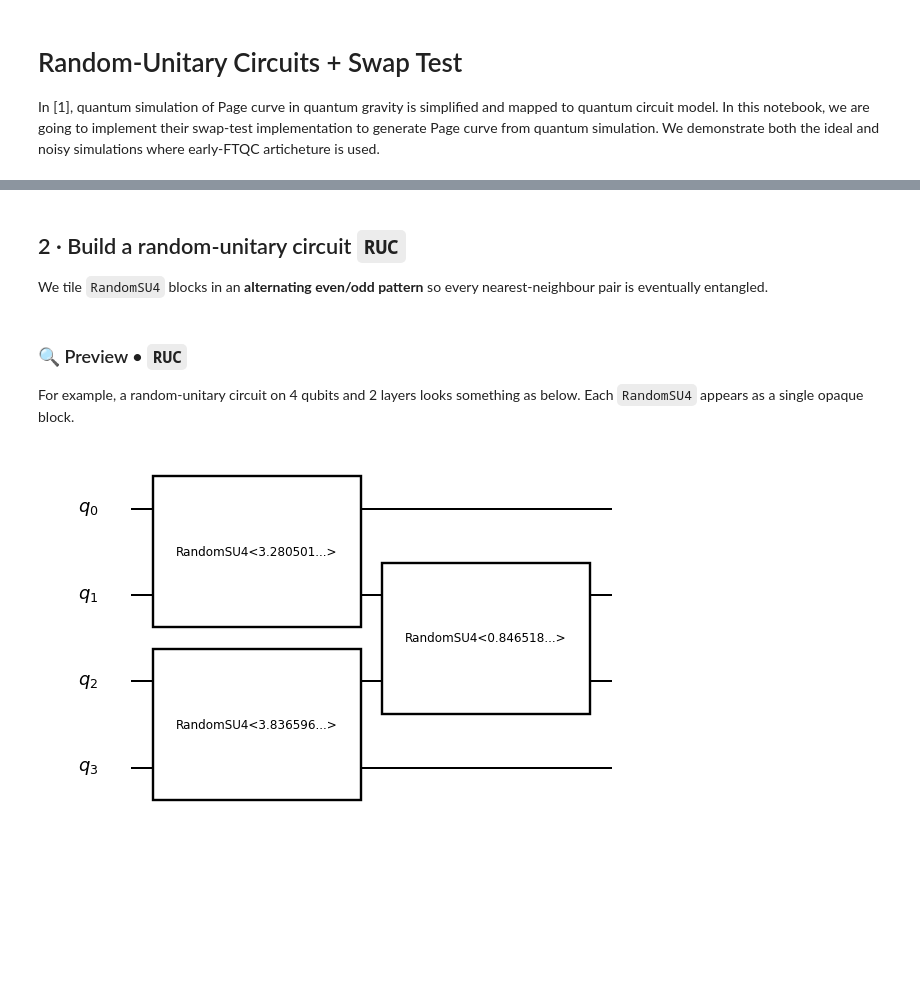
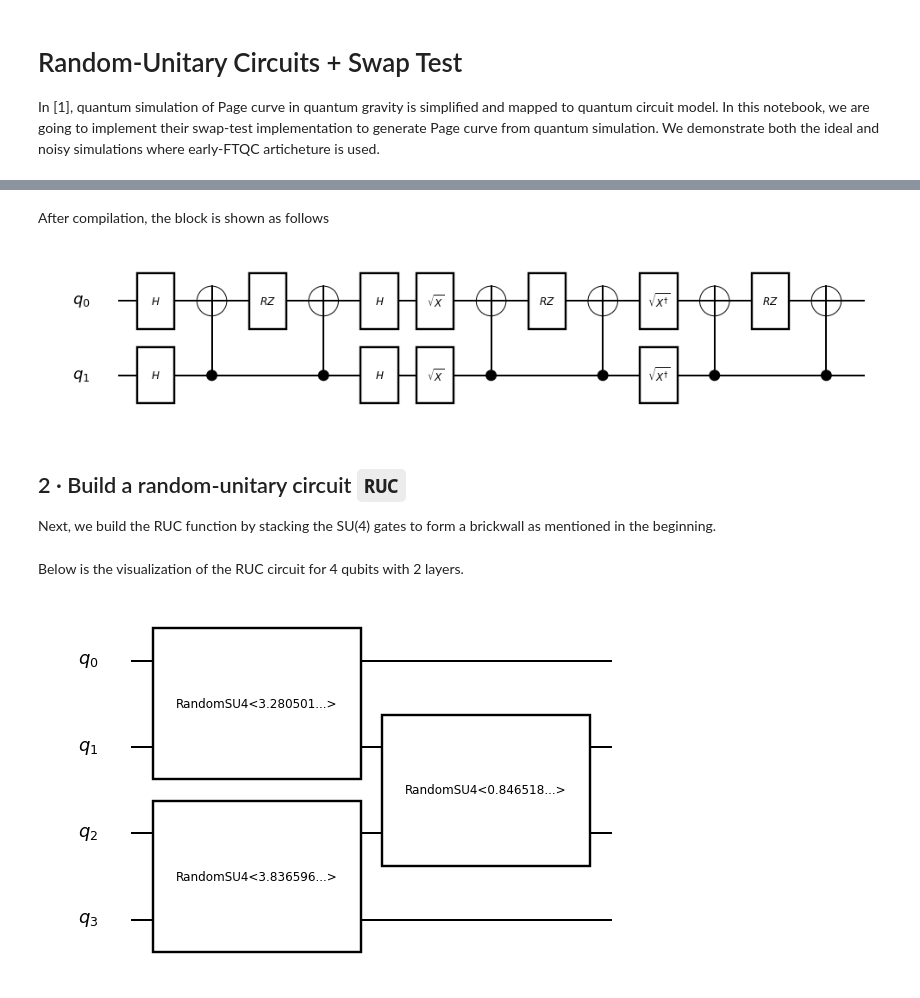
Before and after one commit to QunaSys/quri-parts, a Jupyter notebook: quri_sdk_notebooks/examples/0_quri-algo-vm/5_page_curve/5_page_curve.ipynb, the cells around one changed output, grey strips where cells are left out. Cells and saved outputs as stored; diff of their text form; code cells hidden in the pictures; blank space fills up the shorter version.

```diff
--- a/quri_sdk_notebooks/examples/0_quri-algo-vm/5_page_curve/5_page_curve.ipynb
+++ b/quri_sdk_notebooks/examples/0_quri-algo-vm/5_page_curve/5_page_curve.ipynb
@@ -92,7 +93,25 @@ circuit_drawer(convert_circuit(qc_demo), output_method="mpl")
+# %% [markdown]
+After compilation, the block is shown as follows
+# %%
+from quri_parts.qsub.resolve import resolve_sub
+from quri_parts.qsub.compile import compile_sub
+from quri_parts.qsub.primitive import AllBasicSet
+from quri_parts.qsub.evaluate import Evaluator
+from quri_parts.qsub.eval import QURIPartsEvaluatorHooks
+from quri_parts.qulacs.circuit import convert_circuit
+from qulacsvis import circuit_drawer
+
+qc_demo = Evaluator(QURIPartsEvaluatorHooks()).run(
+    compile_sub(resolve_sub(random_su4_op), AllBasicSet)
+)
+
+circuit_drawer(convert_circuit(qc_demo), output_method="mpl")
+# %% [output]
+[figure, added]
 # %% [markdown]
 ## 2 · Build a random‑unitary circuit `RUC`
 
-We tile `RandomSU4` blocks in an **alternating even/odd pattern** so every nearest‑neighbour pair is eventually entangled.
+Next, we build the RUC function by stacking the SU(4) gates to form a brickwall as mentioned in the beginning.
 # %%
 class _RUC(ParamOpSubDef[int, int]):
     """Nearest‑neighbour random‑unitary circuit."""
@@ -111,8 +130,7 @@ class _RUC(ParamOpSubDef[int, int]):
 
 RUC, _ = param_opsub(_RUC)
 # %% [markdown]
-### 🔍 Preview • `RUC`
-For example, a random‑unitary circuit on 4 qubits and 2 layers looks something as below. Each `RandomSU4` appears as a single opaque block.
+Below is the visualization of the RUC circuit for 4 qubits with 2 layers.
 # %%
 from quri_parts.qsub.visualize import draw_sub
 from quri_parts.qsub.resolve import resolve_sub
```
Also changed, not shown: parts of 17 cells of this notebook.
